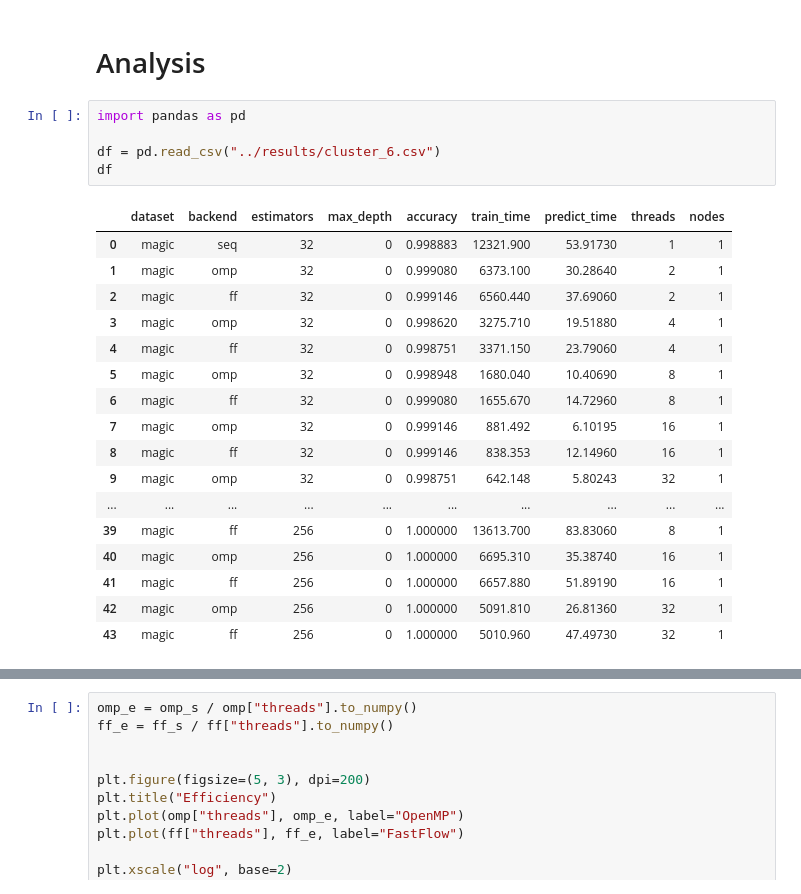
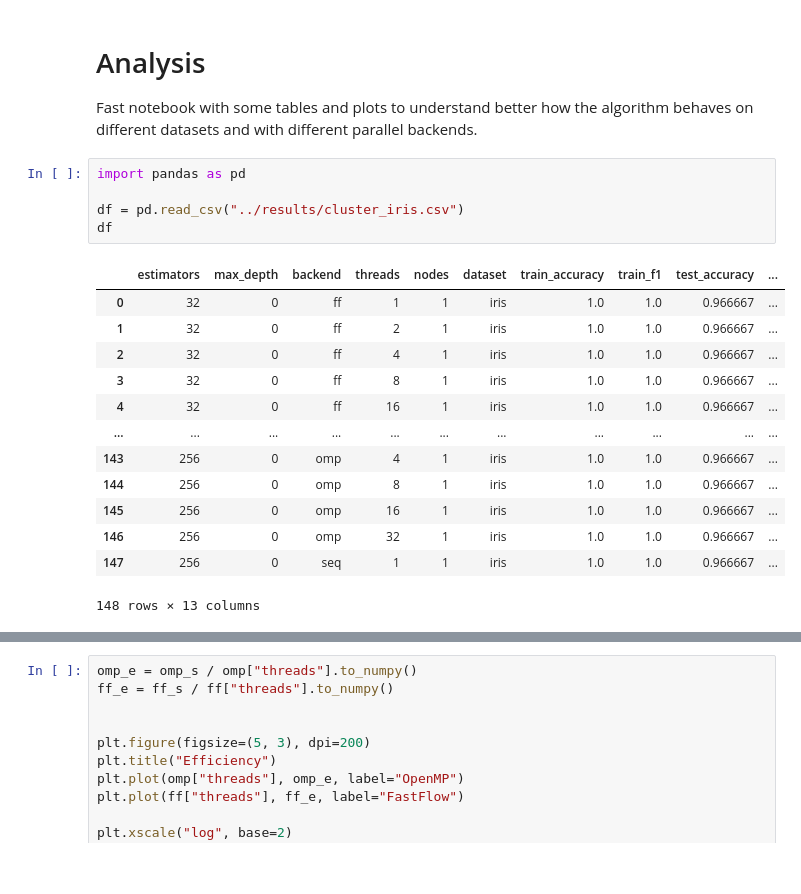
Before and after one commit to FedericoBustaffa/random_forest, a Jupyter notebook: notebooks/analysis.ipynb, the cells around one changed output, grey strips where cells are left out. Saved outputs shown, nothing was run; the diff lists cells and outputs as text; blank space fills up the shorter version.

```diff
--- a/notebooks/analysis.ipynb
+++ b/notebooks/analysis.ipynb
@@ -1,25 +1,24 @@
 # %% [markdown]
 # Analysis
+
+Fast notebook with some tables and plots to understand better how the algorithm
+behaves on different datasets and with different parallel backends.
 # %%
 import pandas as pd
 
-df = pd.read_csv("../results/cluster_6.csv")
+df = pd.read_csv("../results/cluster_iris.csv")
 df
 # %% [output]
-|  | dataset | backend | estimators | max_depth | accuracy | train_time | predict_time | threads | nodes |
-| 0 | magic | seq | 32 | 0 | 0.998883 | 12321.900 | 53.91730 | 1 | 1 |
-| 1 | magic | omp | 32 | 0 | 0.999080 | 6373.100 | 30.28640 | 2 | 1 |
-| 2 | magic | ff | 32 | 0 | 0.999146 | 6560.440 | 37.69060 | 2 | 1 |
-| 3 | magic | omp | 32 | 0 | 0.998620 | 3275.710 | 19.51880 | 4 | 1 |
-| 4 | magic | ff | 32 | 0 | 0.998751 | 3371.150 | 23.79060 | 4 | 1 |
-| 5 | magic | omp | 32 | 0 | 0.998948 | 1680.040 | 10.40690 | 8 | 1 |
-| 6 | magic | ff | 32 | 0 | 0.999080 | 1655.670 | 14.72960 | 8 | 1 |
-| 7 | magic | omp | 32 | 0 | 0.999146 | 881.492 | 6.10195 | 16 | 1 |
-| 8 | magic | ff | 32 | 0 | 0.999146 | 838.353 | 12.14960 | 16 | 1 |
-| 9 | magic | omp | 32 | 0 | 0.998751 | 642.148 | 5.80243 | 32 | 1 |
-| ... | ... | ... | ... | ... | ... | ... | ... | ... | ... |
-| 39 | magic | ff | 256 | 0 | 1.000000 | 13613.700 | 83.83060 | 8 | 1 |
-| 40 | magic | omp | 256 | 0 | 1.000000 | 6695.310 | 35.38740 | 16 | 1 |
-| 41 | magic | ff | 256 | 0 | 1.000000 | 6657.880 | 51.89190 | 16 | 1 |
-| 42 | magic | omp | 256 | 0 | 1.000000 | 5091.810 | 26.81360 | 32 | 1 |
-| 43 | magic | ff | 256 | 0 | 1.000000 | 5010.960 | 47.49730 | 32 | 1 |
+|  | estimators | max_depth | backend | threads | nodes | dataset | train_accuracy | train_f1 | test_accuracy | ... |
+| 0 | 32 | 0 | ff | 1 | 1 | iris | 1.0 | 1.0 | 0.966667 | ... |
+| 1 | 32 | 0 | ff | 2 | 1 | iris | 1.0 | 1.0 | 0.966667 | ... |
+| 2 | 32 | 0 | ff | 4 | 1 | iris | 1.0 | 1.0 | 0.966667 | ... |
+| 3 | 32 | 0 | ff | 8 | 1 | iris | 1.0 | 1.0 | 0.966667 | ... |
+| 4 | 32 | 0 | ff | 16 | 1 | iris | 1.0 | 1.0 | 0.966667 | ... |
+| ... | ... | ... | ... | ... | ... | ... | ... | ... | ... | ... |
+| 143 | 256 | 0 | omp | 4 | 1 | iris | 1.0 | 1.0 | 0.966667 | ... |
+| 144 | 256 | 0 | omp | 8 | 1 | iris | 1.0 | 1.0 | 0.966667 | ... |
+| 145 | 256 | 0 | omp | 16 | 1 | iris | 1.0 | 1.0 | 0.966667 | ... |
+| 146 | 256 | 0 | omp | 32 | 1 | iris | 1.0 | 1.0 | 0.966667 | ... |
+| 147 | 256 | 0 | seq | 1 | 1 | iris | 1.0 | 1.0 | 0.966667 | ... |
+148 rows × 13 columns
```
Also changed, not shown: parts of 5 cells of this notebook, 2 other files.
